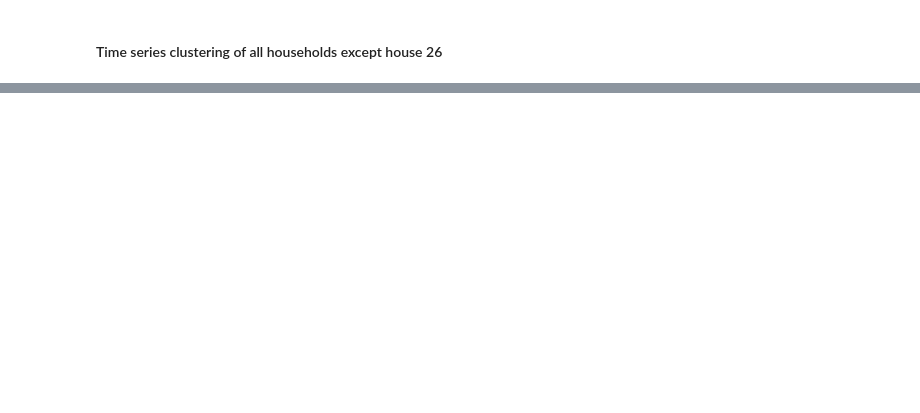
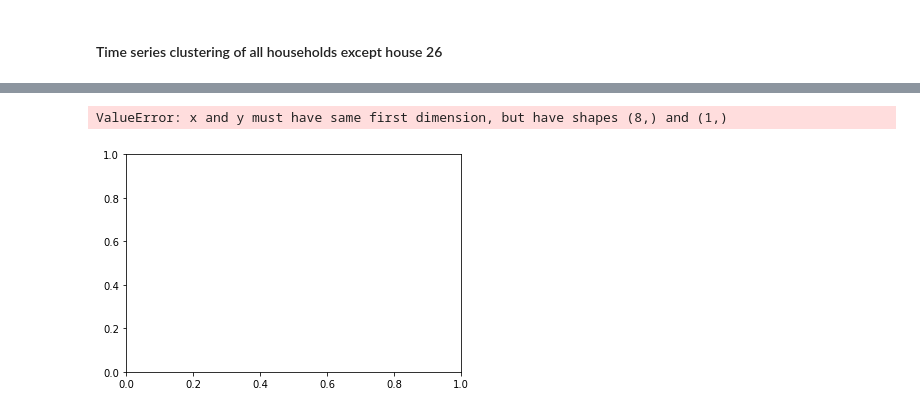
Before and after one commit to rishabhjain1997/Energy-Datasets, a Jupyter notebook: ML_modeling_clustering.ipynb, the cells around one changed output, grey strips where cells are left out. Saved outputs shown, nothing was run; the diff lists cells and outputs as text; code cells hidden in the pictures; blank space fills up the shorter version.

```diff
--- a/ML_modeling_clustering.ipynb
+++ b/ML_modeling_clustering.ipynb
@@ -212,3 +258,3 @@ calculate_incomplete_rows()
 # %%
-for house in list(calculate_incomplete_rows()['House']):
-    december_consumption[house] = fill_na_december_consumption(december_consumption[10], december_consumption[house])
+# for house in list(calculate_incomplete_rows()['House']):
+#     december_consumption[house] = fill_na_december_consumption(december_consumption[10], december_consumption[house])
@@ -216,0 +261,12 @@ for house in list(calculate_incomplete_rows()['House']):
+# %%
+#calculate_rows()december_consumption
+del december_consumption[1]
+del december_consumption[17]
+del december_consumption[26]
+del december_consumption[27]
+del december_consumption[28]
+del december_consumption[21]
+del december_consumption[16]
+for house in december_consumption:
+    december_consumption[house].drop_duplicates(subset='timestamp', keep="last", inplace = True)
+calculate_rows()
@@ -242,8 +317,9 @@ clustered_df
 #### Converting to clustering matrix
 # %%
 clustering_matrix = []
-for house in calculate_rows()[calculate_rows()['Rows'] ==  576]['House']:
+for house in calculate_rows()[calculate_rows()['Rows'] ==  2904]['House']:
     clustering_matrix.append(np.array(december_consumption[house]['energy_kWh']).reshape(-1,1))
 clustering_matrix = np.array(clustering_matrix)
+# For 24 days
 clustering_matrix.shape
 # %% [output]
@@ -810,0 +336,11 @@ Validation metrics:
+# %%
+silhouette = []
+for i in range(5,6):
+    km = TimeSeriesKMeans(n_clusters=i, metric="softdtw", max_iter=1,
+                            max_iter_barycenter=5,
+                            metric_params={"gamma": .5},
+                            random_state=0)
+    km.fit(clustering_matrix)
+    silhouette.append(silhouette_score(clustering_matrix,
+                           km.predict(clustering_matrix),
+                           metric="softdtw"))
@@ -810,0 +370,14 @@ Validation metrics:
+# %%
+# Elbow graph
+elbow_x = list(range(2,10))
+elbow_y = silhouette
+plt.plot(elbow_x,elbow_y)
+plt.plot(5,0.052, marker=6, label='Optimal value')
+
+plt.xlabel("N-value for clustering")  # add X-axis label
+plt.ylabel("Silhoutte score")  # add Y-axis label
+plt.title("K-means clustering optimization")  # add title
+plt.legend()
+# %% [output]
+ValueError: x and y must have same first dimension, but have shapes (8,) and (1,)
+[figure, added]
```
Also changed, not shown: parts of 68 cells of this notebook, 4 other files.
